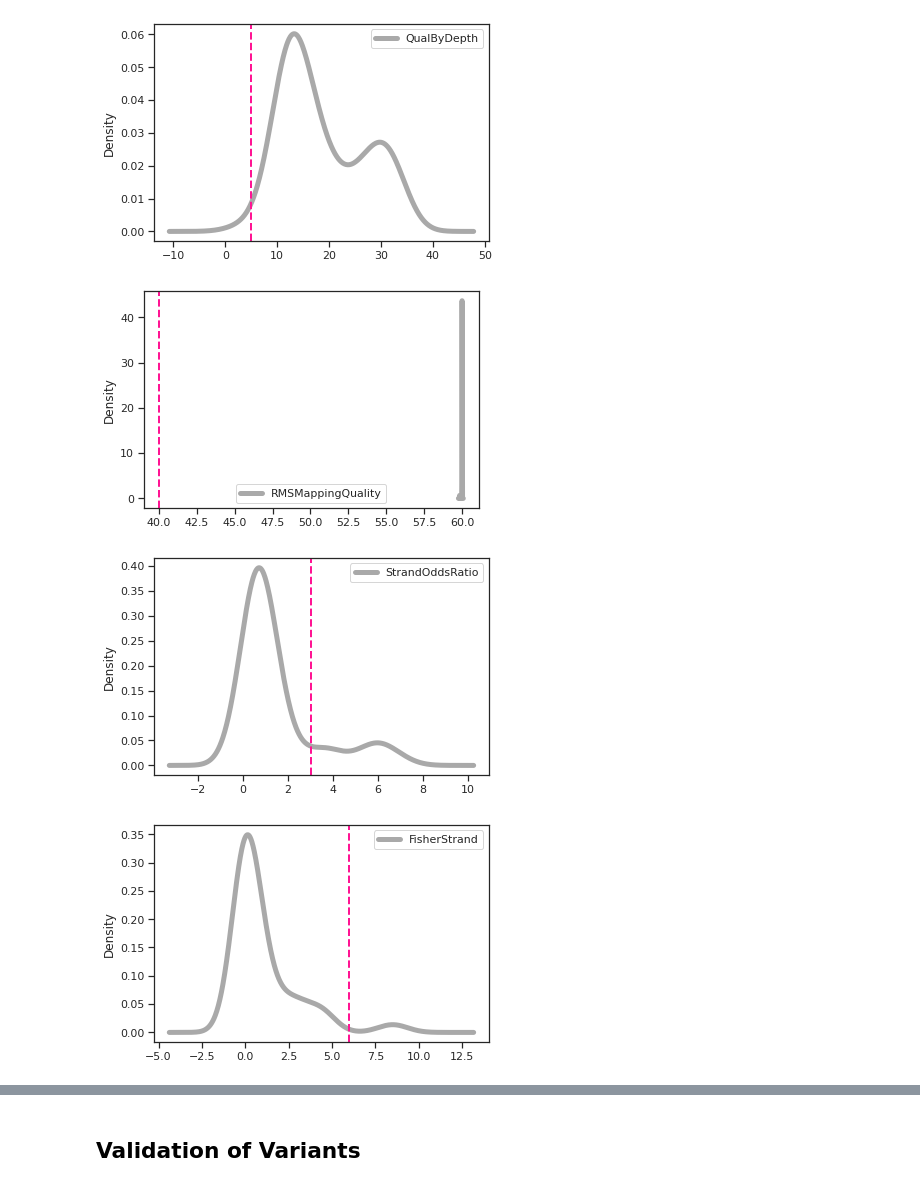
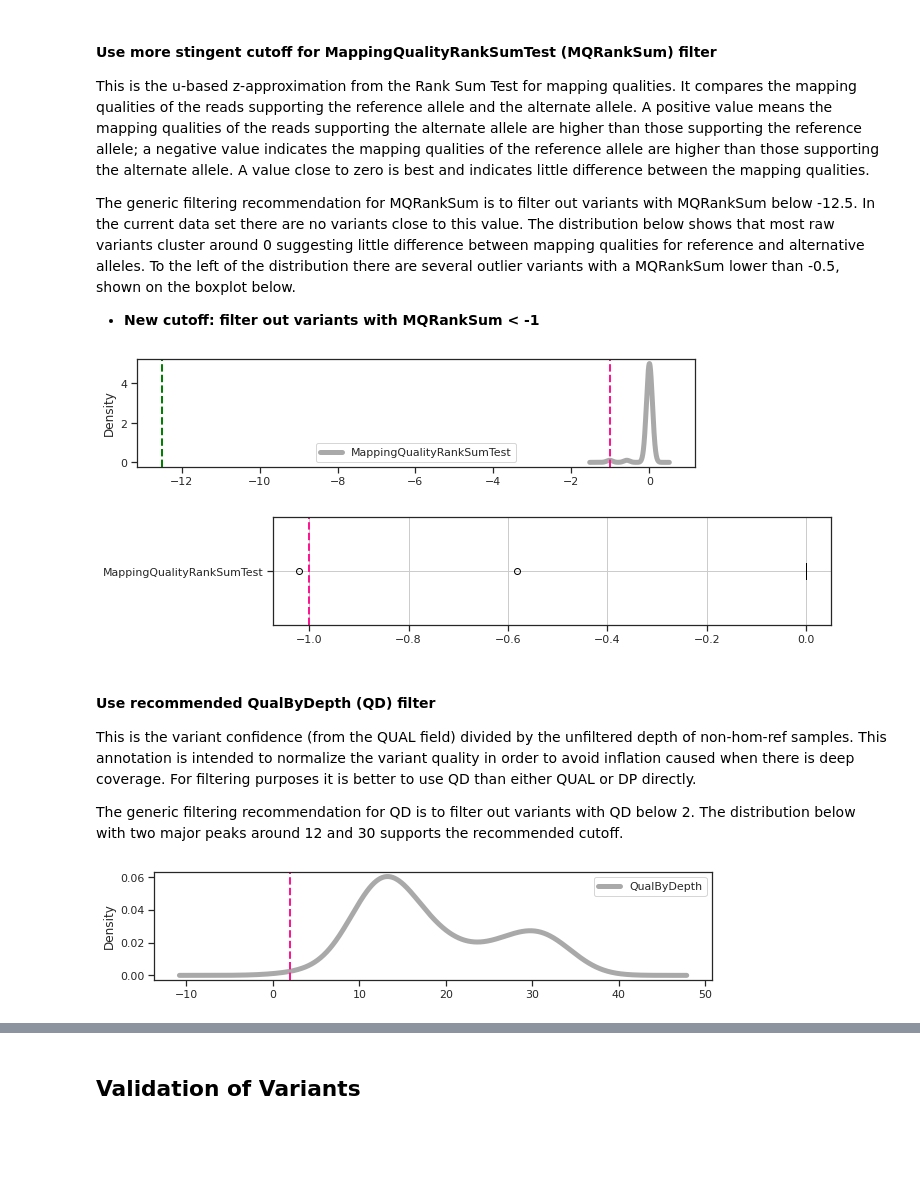
Before and after one commit to ksanao/variant_QC, a Jupyter notebook: notebooks/02_variant_calls.ipynb, the cells around one changed output, grey strips where cells are left out. Cells and saved outputs as stored; diff of their text form; code cells hidden in the pictures; blank space fills up the shorter version.

```diff
--- a/notebooks/02_variant_calls.ipynb
+++ b/notebooks/02_variant_calls.ipynb
@@ -45,0 +54,20 @@ Filtered out regions were visually inspected in IGV html one pager:
+# %%
+attrs = {"QD": "QualByDepth",
+         "MQ":"RMSMappingQuality",
+         "SOR":"StrandOddsRatio",
+         "FS":"FisherStrand",
+         "MQRankSum":"MappingQualityRankSumTest",
+         "ReadPosRankSum":"ReadPosRankSumTest"
+          }
+
+cutoffs = {"QD": 2,
+           "MQ":40,
+           "SOR":3,
+           "FS":60,
+           "MQRankSum":-12.5,
+           "ReadPosRankSum":-8
+           }
+
+new_cutoffs = {"FS":8,
+               "MQRankSum":-1
+               }
@@ -46,27 +96,35 @@ Filtered out regions were visually inspected in IGV html one pager:
+# %% [markdown]
+#### Use more stingent cutoff for MappingQualityRankSumTest (MQRankSum) filter
+This is the u-based z-approximation from the Rank Sum Test for mapping qualities. It compares the mapping qualities of the reads supporting the reference allele and the alternate allele. A positive value means the mapping qualities of the reads supporting the alternate allele are higher than those supporting the reference allele; a negative value indicates the mapping qualities of the reference allele are higher than those supporting the alternate allele. A value close to zero is best and indicates little difference between the mapping qualities.
+
+The generic filtering recommendation for MQRankSum is to filter out variants with MQRankSum below -12.5. In the current data set there are no variants close to this value. The distribution below shows that most raw variants cluster around 0 suggesting little difference between mapping qualities for reference and alternative alleles. To the left of the distribution there are several outlier variants with a MQRankSum lower than -0.5, shown on the boxplot below.
+
+* **New cutoff: filter out variants with MQRankSum < -1**
+# %%
+attr = 'MQRankSum'
+df = extract_attr(vcf_dict, vcf_info, attr, attrs[attr])
+df.plot.kde(color='darkgray', linewidth=5, figsize=(10,2))
+plt.axvline(x=new_cutoffs[attr], linewidth=2, color='DeepPink', ls='--')
+plt.axvline(x=cutoffs[attr], linewidth=2, color='Green', ls='--')
+plt.show()
+# %% [output]
+[figure, added]
+# %%
+df.boxplot(color='black', figsize=(10,2), vert=False)
+plt.axvline(x=new_cutoffs[attr], linewidth=2, color='DeepPink', ls='--')
+plt.show()
+# %% [output]
+[figure, added]
+# %% [markdown]
+#### Use recommended QualByDepth (QD) filter
+This is the variant confidence (from the QUAL field) divided by the unfiltered depth of non-hom-ref samples. This annotation is intended to normalize the variant quality in order to avoid inflation caused when there is deep coverage. For filtering purposes it is better to use QD than either QUAL or DP directly.
+
+The generic filtering recommendation for QD is to filter out variants with QD below 2. The distribution below with two major peaks around 12 and 30 supports the recommended cutoff.
 # %%
-attrs = {"QD": "QualByDepth",
-         "MQ":"RMSMappingQuality",
-         "SOR":"StrandOddsRatio",
-         "FS":"FisherStrand",
-         "MQRankSum":"MappingQualityRankSumTest",
-         "ReadPosRankSum":"ReadPosRankSumTest"
-          }
-
-cutoffs = {"QD": 5,
-           "MQ":40,
-           "SOR":3,
-           "FS":6,
-           "MQRankSum":-0.25,
-           "ReadPosRankSum":-6
-           }
-
-for attr in attrs.keys():
-    df = extract_attr(vcf_dict, vcf_info, attr, attrs[attr])
-    df.plot.kde(color='darkgray', linewidth=5)
-    plt.axvline(x=cutoffs[attr], linewidth=2, color='DeepPink', ls='--')
-    plt.show()
+attr = 'QD'
+df = extract_attr(vcf_dict, vcf_info, attr, attrs[attr])
+df.plot.kde(color='darkgray', linewidth=5, figsize=(10,2))
+plt.axvline(x=cutoffs[attr], linewidth=2, color='DeepPink', ls='--')
+plt.show()
 # %% [output]
-[figure, old version]
+[figure, new version]
-[figure, removed]
-[figure, removed]
-[figure, removed]
```
Also changed, not shown: parts of 18 cells of this notebook, 12 other files.
